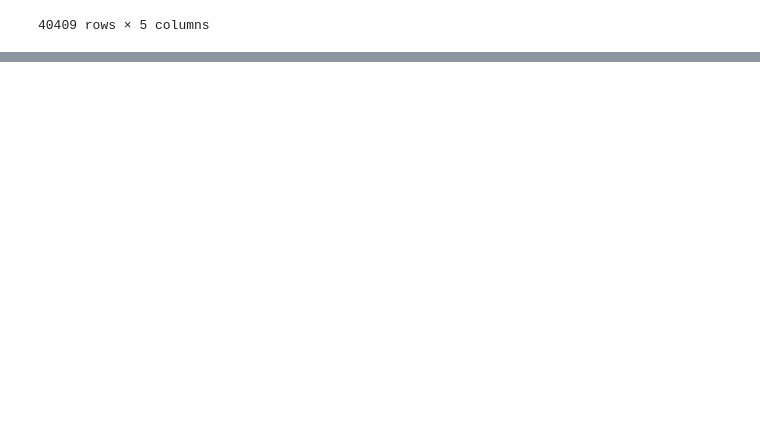
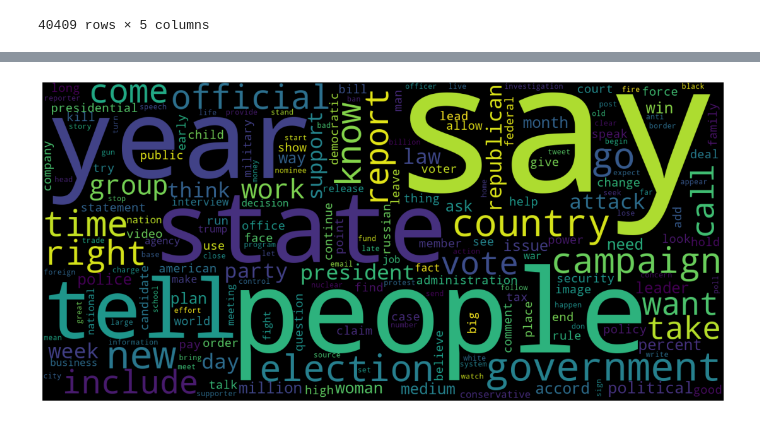
Before and after one commit to bkota0404/542_FinalProject_FakeDataClassification, a Jupyter notebook: Code/542_FinalProject_DataSets.ipynb, the cells around one changed output, grey strips where cells are left out. Saved outputs shown, nothing was run; the diff lists cells and outputs as text; code cells hidden in the pictures; blank space fills up the shorter version.

```diff
--- a/Code/542_FinalProject_DataSets.ipynb
+++ b/Code/542_FinalProject_DataSets.ipynb
@@ -185,0 +306,10 @@ df_TestSet.to_csv(filepath+'/Test.csv')
+# %%
+df_TestSet_proc = pd.read_csv(filepath+'/TestProcessed.csv')
+# %%
+import ast
+df_TestSet_proc['Text_proc']=df_TestSet_proc['Text_proc'].apply(lambda x: ast.literal_eval(x))
+df_TestSet_proc['Title_proc']=df_TestSet_proc['Title_proc'].apply(lambda x: ast.literal_eval(x))
+# %%
+generatewordcloud(df_TestSet_proc['Text_proc'])
+# %% [output]
+[figure, added]
```
Also changed, not shown: parts of 21 cells of this notebook.
